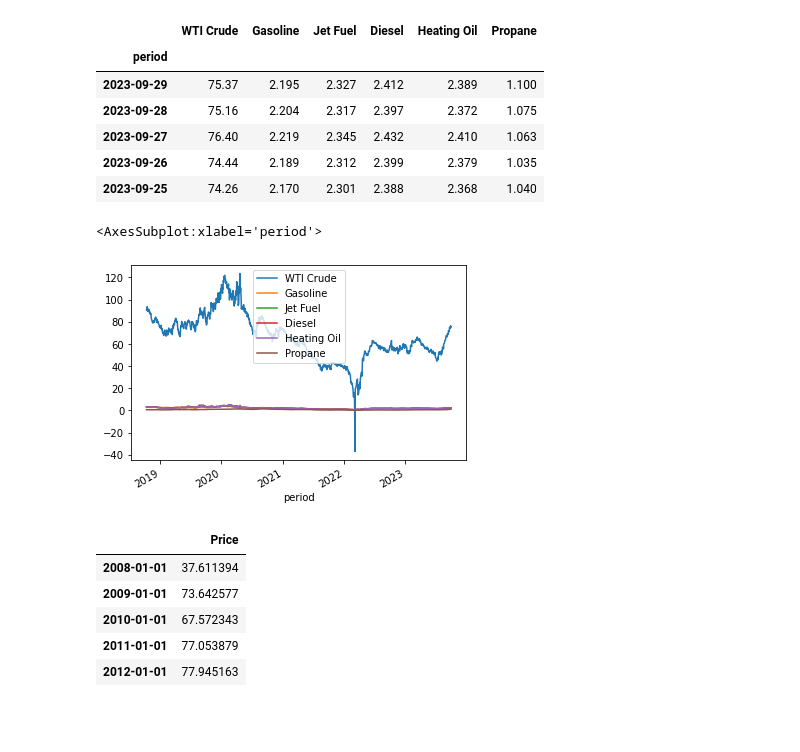
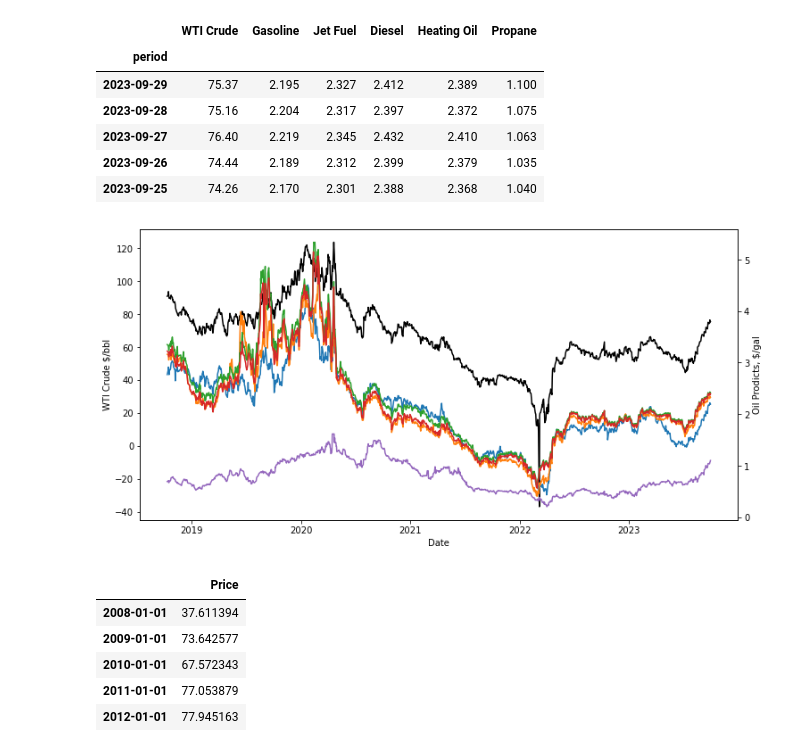
Before and after one commit to timdanilov/capstone-project, a Jupyter notebook: capstone.ipynb, the cells around one changed output. Drawn from its saved outputs; the diff is of its cells as text; code cells hidden in the pictures; blank space fills up the shorter version.

Commit message:
added graphs

```diff
--- a/capstone.ipynb
+++ b/capstone.ipynb
@@ -70,11 +71,25 @@ oil_products_df.head()
 | 2023-09-27 | 76.40 | 2.219 | 2.345 | 2.432 | 2.410 | 1.063 |
 | 2023-09-26 | 74.44 | 2.189 | 2.312 | 2.399 | 2.379 | 1.035 |
 | 2023-09-25 | 74.26 | 2.170 | 2.301 | 2.388 | 2.368 | 1.040 |
-# %%
-oil_products_df.plot()
-# %% [output]
-<AxesSubplot:xlabel='period'>
-[figure, removed]
+# %%
+# Create a figure and axis
+fig, ax1 = plt.subplots(figsize=(12, 6))
+
+# Plot the WTI Crude Oil prices on the left axis
+ax1.set_xlabel('Date')
+ax1.set_ylabel('WTI Crude $/bbl')
+ax1.plot(oil_products_df.index, oil_products_df['WTI Crude'], color='k')
+
+# Plot the oil products prices on the right axis
+ax2 = ax1.twinx()
+ax2.set_ylabel('Oil Prodicts, $/gal')
+for column in ['Gasoline', 'Jet Fuel', 'Diesel', 'Heating Oil', 'Propane']:
+  ax2.plot(oil_products_df.index, oil_products_df[column], label=column)
+
+# Show the plot
+plt.show()
+# %% [output]
+[figure, added]
 # %%
 #Getting Oil Price for Saudi Arabia from Fred
 fred = Fred(api_key='57bd4282521725d9bf0fee73890bbdd7')
```
Also changed, not shown: parts of 3 cells of this notebook.
